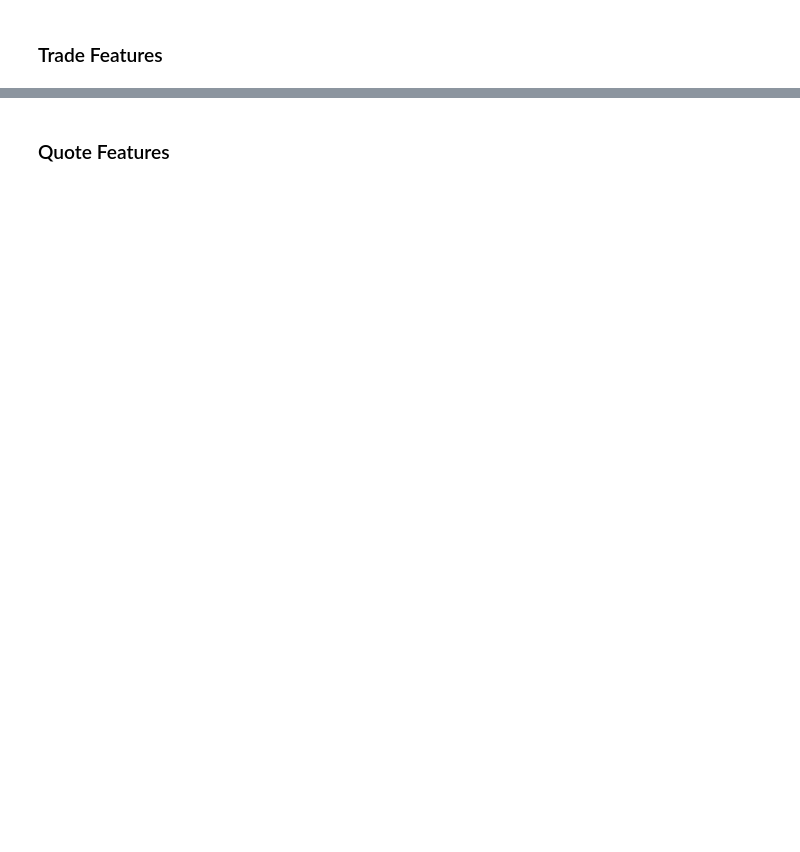
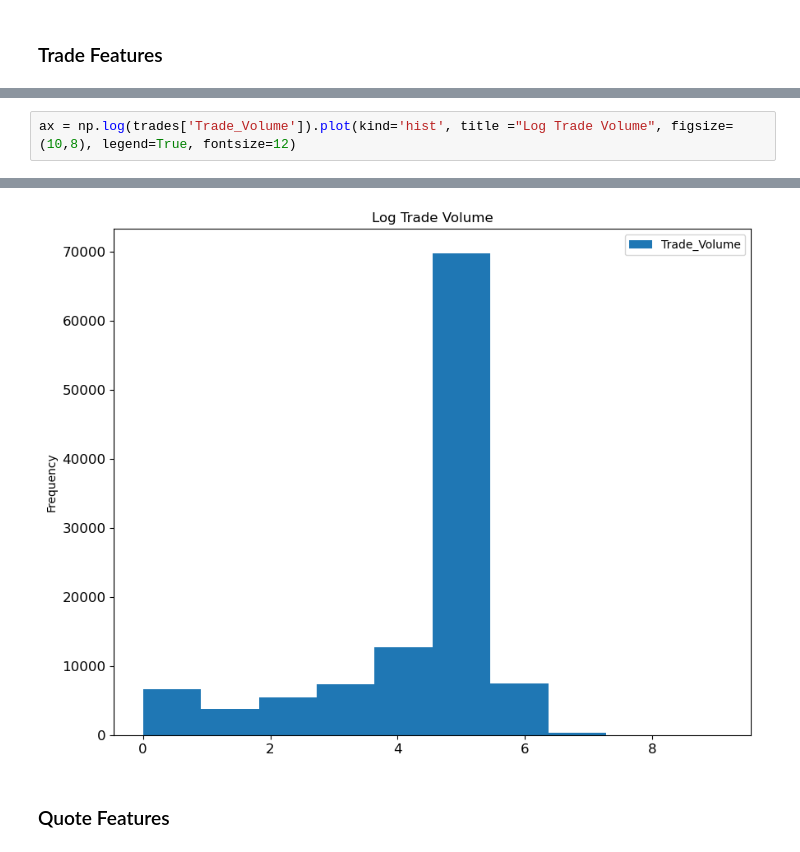
Before and after one commit to jasonbohne123/Kernel_Learning, a Jupyter notebook: Data_Analysis.ipynb, the cells around one changed output, grey strips where cells are left out. Cells and saved outputs as stored; diff of their text form; blank space fills up the shorter version.

```diff
--- a/Data_Analysis.ipynb
+++ b/Data_Analysis.ipynb
@@ -39,0 +105,3 @@ array(['@  I', '@F I', '@F  ', '@   '], dtype=object)
+# %%
+ax = np.log(trades['Trade_Volume']).plot(kind='hist', title ="Log Trade Volume", figsize=(10,8), legend=True, fontsize=12)
+# %% [output]
@@ -40,3 +109,4 @@ array(['@  I', '@F I', '@F  ', '@   '], dtype=object)
+[figure, added]
 # %% [markdown]
 ### Quote Features
 # %%
```
Also changed, not shown: parts of 11 cells of this notebook.
